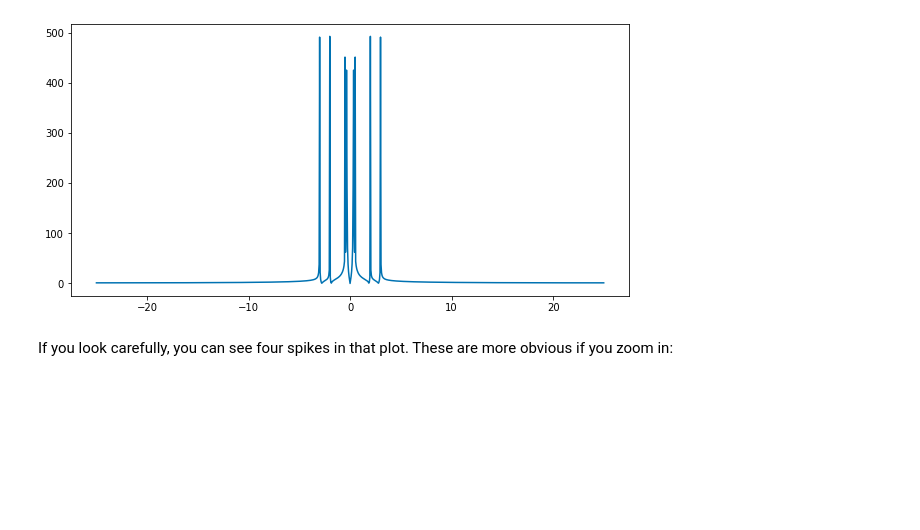
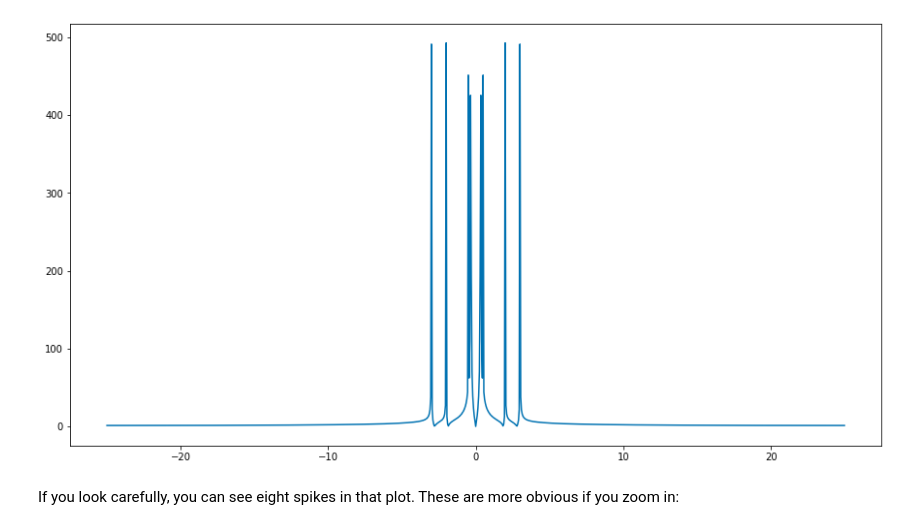
Before and after one commit to TheJacksonLaboratory/images-as-signals, a Jupyter notebook: lessons/2-Fourier_Transform.ipynb, the cells around one changed output. Cells and saved outputs as stored; diff of their text form; code cells hidden in the pictures; blank space fills up the shorter version.

```diff
--- a/lessons/2-Fourier_Transform.ipynb
+++ b/lessons/2-Fourier_Transform.ipynb
@@ -12,12 +12,13 @@ import matplotlib.pyplot as plt
 
 plt.style.use('seaborn-colorblind')
 # %%
-f = [1/2, 1/3, 2, 3]
+f = [1/3, 1/2, 2, 3]
 n_samples = 1001
 x = np.linspace(-10, 10, n_samples)
 y = [np.sin(x * freq * (2 * np.pi)) for freq in f]
 y = np.sum(y, axis=0)
 
-plt.figure(figsize=(10,5))
+# Plot
+plt.figure(figsize=(15,8))
 plt.plot(x,y);
 # %% [output]
@@ -29,11 +30,12 @@ from scipy.fftpack import fft, fftfreq, fftshift
 # %%
 freq_y = fftshift(np.abs(fft(y))) # fft, with centered origin
 freq_x = fftshift(fftfreq(x.size, x[1] - x[0])) # find frequencies of fft
 
-plt.figure(figsize=(10, 5))
+# Plot
+plt.figure(figsize=(15, 8))
 plt.plot(freq_x, freq_y);
 # %% [output]
-[figure, old version]
+[figure, new version]
 # %% [markdown]
-If you look carefully, you can see four spikes in that plot. These are more obvious if you zoom in:
+If you look carefully, you can see eight spikes in that plot. These are more obvious if you zoom in:
 # %%
```
Also changed, not shown: parts of 20 cells of this notebook.
